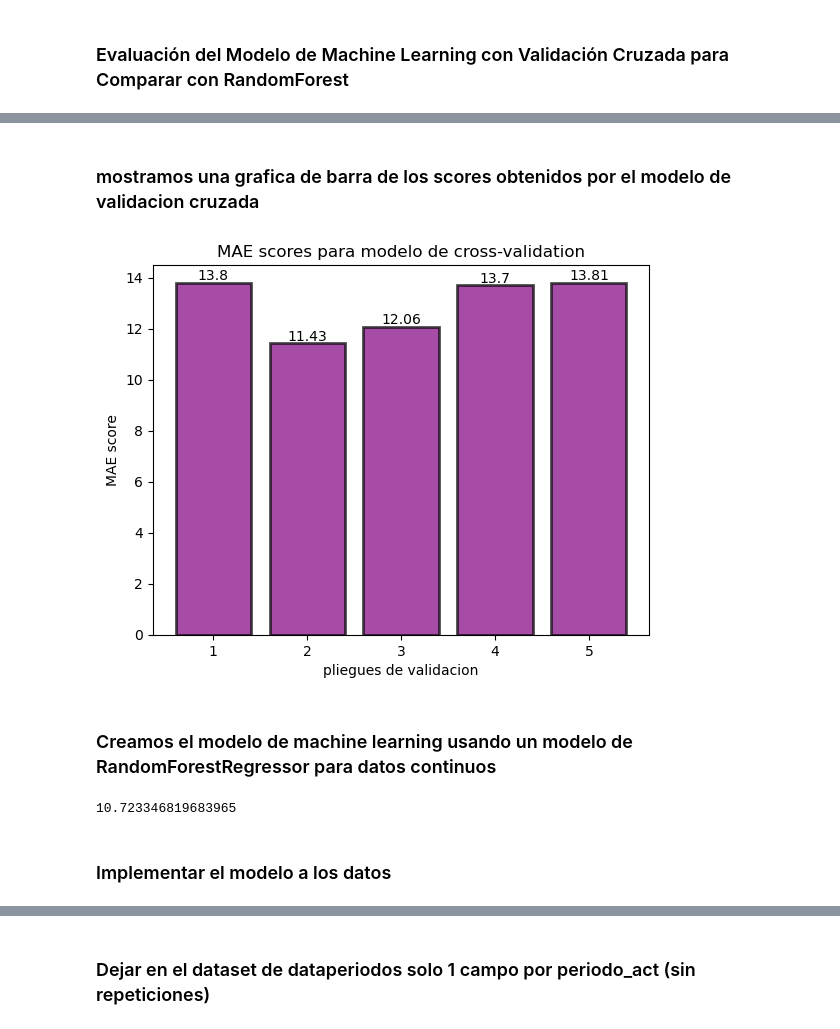
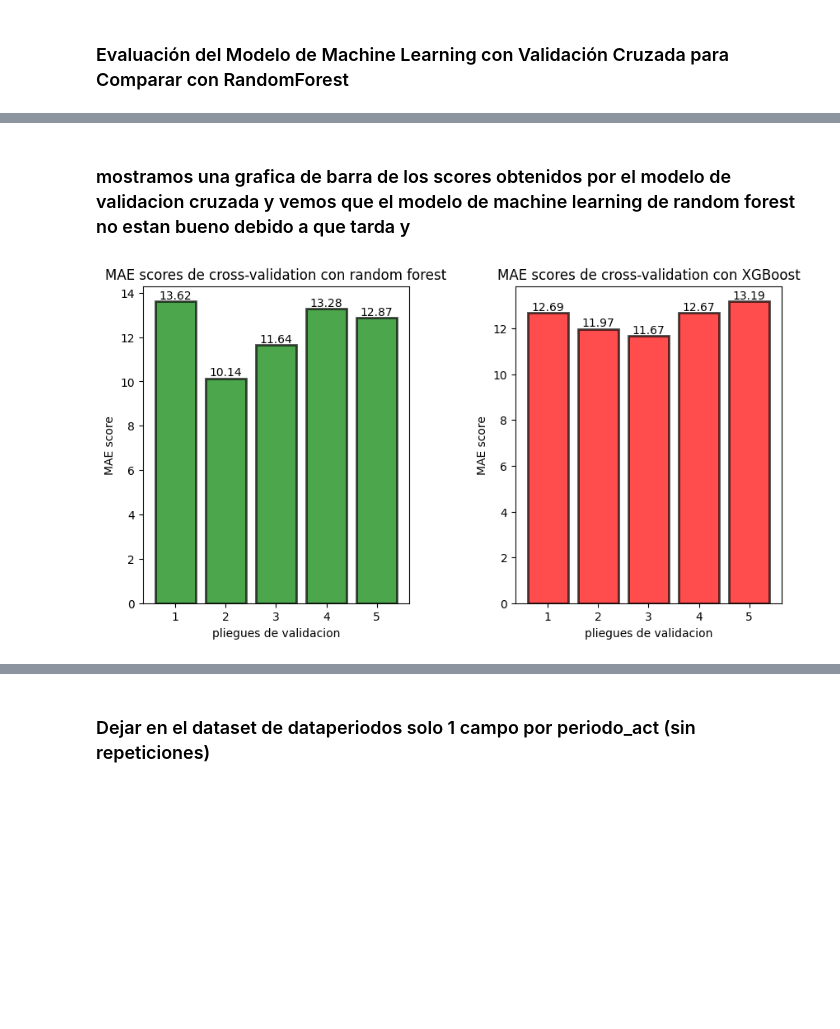
Before and after one commit to KingSplatt/Data-Analysis, a Jupyter notebook: data-analysis.ipynb, the cells around one changed output, grey strips where cells are left out. Drawn from its saved outputs; the diff is of its cells as text; code cells hidden in the pictures; blank space fills up the shorter version.

```diff
--- a/data-analysis.ipynb
+++ b/data-analysis.ipynb
@@ -247,0 +248,9 @@ dataperiodos.head()
+# %%
+dataperiodos.drop('ingreso', axis=1, inplace=True)
+dataperiodos.drop('termino', axis=1, inplace=True)
+dataperiodos.drop('ultimo_digito', axis=1, inplace=True)
+dataperiodos.drop('anio_ingreso', axis=1, inplace=True)
+dataperiodos.drop('periodo', axis=1, inplace=True)
+dataperiodos.drop('clave', axis=1, inplace=True)
+dataperiodos.drop('corto', axis=1, inplace=True)
+dataperiodos.drop('nombre', axis=1, inplace=True)
@@ -405,19 +426,21 @@ preprocessor = ColumnTransformer(
         ('cat', categorical_transformer, caracteristicas)
     ])
 # Define the model
-model = RandomForestRegressor(n_estimators=50, random_state=0)
+#model = RandomForestRegressor(n_estimators=50, random_state=0)
 # Create and evaluate the pipeline
 my_pipeline = Pipeline(steps=[('preprocessor', preprocessor),
                               ('model', model)
                              ])
+my_pipeline2 = Pipeline(steps=[('preprocessor', preprocessor),
+                              ('model', mymodel)
+                             ])
 scores = -1 * cross_val_score(my_pipeline, X_1, y_1,
                               cv=5,
                               scoring='neg_mean_absolute_error')
-print("MAE scores:\n", scores)
+scores2 = -1 * cross_val_score(my_pipeline2, X_1, y_1,
+                                cv=5,
+                                scoring='neg_mean_absolute_error')
 
-#pon una grafica de barras con los scores
-import matplotlib.pyplot as plt
-plt.bar(range(1, 6), scores)
-plt.show()
+print("MAE scores:\n", scores, scores2)
 # %% [output]
 MAE scores:
@@ -426,45 +448,24 @@ MAE scores:
 # %% [markdown]
-### mostramos una grafica de barra de los scores obtenidos por el modelo de validacion cruzada
+### mostramos una grafica de barra de los scores obtenidos por el modelo de validacion cruzada y vemos que el modelo de machine learning de random forest no estan bueno debido a que tarda y
 # %%
 #pon una grafica de barras con los scores
 import matplotlib.pyplot as plt
-plt.bar(range(1, 6), scores, color='purple', alpha=0.7, edgecolor='black', linewidth=2)
+fig1 = plt.figure(figsize=(10, 5))
+fig1.subplots_adjust(hspace=0.4, wspace=0.4)
+plt.subplot(1, 2, 1)
+plt.bar(range(1, 6), scores, color='g', alpha=0.7, edgecolor='black', linewidth=2)
 for i in range(1, 6):
     plt.text(i, scores[i-1], str(round(scores[i-1], 2)), ha = 'center', va = 'bottom')
-
 plt.xlabel('pliegues de validacion')
 plt.ylabel('MAE score')
-plt.title('MAE scores para modelo de cross-validation')
+plt.title('MAE scores de cross-validation con random forest')
+plt.subplot(1, 2, 2)
+plt.bar(range(1, 6), scores2, color='r', alpha=0.7, edgecolor='black', linewidth=2)
+for i in range(1, 6):
+    plt.text(i, scores2[i-1], str(round(scores2[i-1], 2)), ha = 'center', va = 'bottom')
+plt.xlabel('pliegues de validacion')
+plt.ylabel('MAE score')
+plt.title('MAE scores de cross-validation con XGBoost')
 plt.show()
 # %% [output]
-[figure, old version]
+[figure, new version]
-# %% [markdown]
-### Creamos el modelo de machine learning usando un modelo de RandomForestRegressor para datos continuos
-# %%
-from sklearn.ensemble import RandomForestRegressor
-from sklearn.model_selection import train_test_split
-from sklearn.metrics import mean_absolute_error
-
-#Caracteristicas
-caracteristicas_nuevo = ['clave_alumno','prepa','sexo','clave_carrera','colonia','periodo_act']
-X = dataperiodos[caracteristicas_nuevo]
-#Variable objetivo
-y = dataperiodos['promedio']
-
-#Codificar las variables categoricas
-X_encoded = pd.get_dummies(X, columns=['clave_alumno','prepa','sexo','clave_carrera','colonia','periodo_act'])
-
-#Dvidir los datos en entrenamiento y prueba
-X_train, X_test, y_train, y_test = train_test_split(X_encoded, y, test_size=0.2, random_state=42)
-
-#Entrenamiento del modelo
-model = RandomForestRegressor(n_estimators=50, random_state=42)
-model.fit(X_train, y_train)
-
-#Prediccion
-y_pred = model.predict(X_test)
-print(mean_absolute_error(y_test, y_pred))
-# %% [output]
-10.723346819683965
-# %% [markdown]
-### Implementar el modelo a los datos
```
Also changed, not shown: parts of 31 cells of this notebook, 4 other files.
